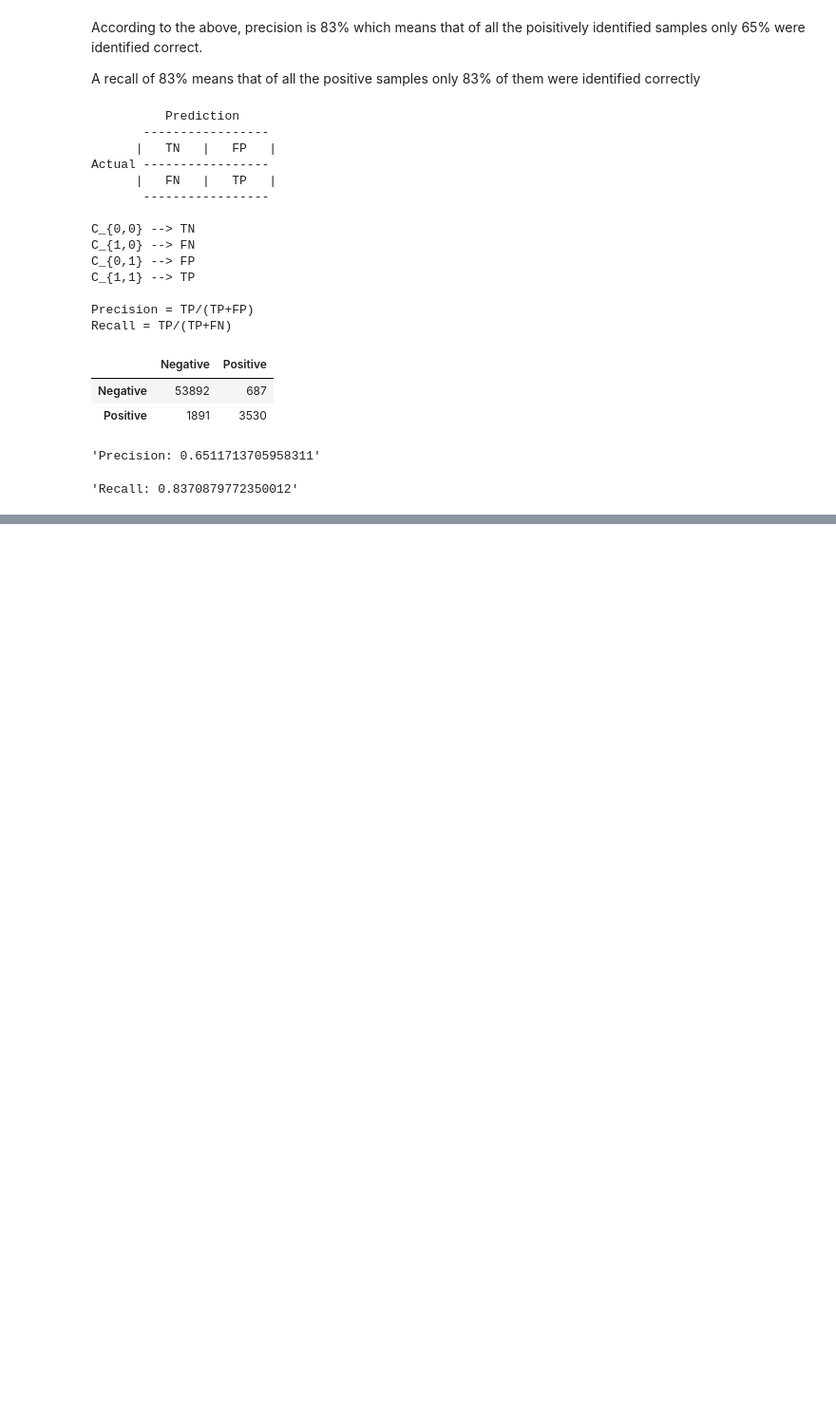
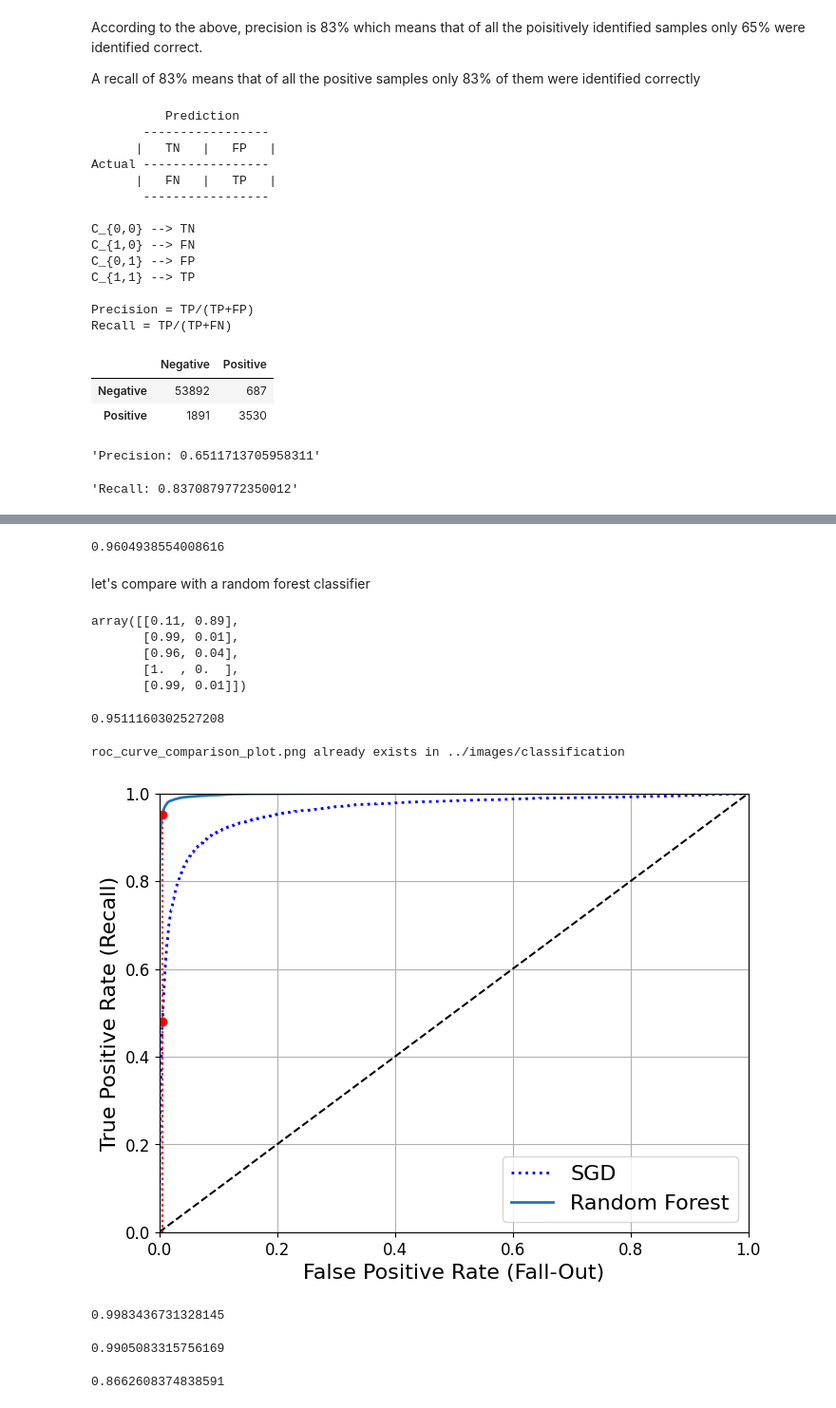
Before and after one commit to niciac/MachineLearning, a Jupyter notebook: hands_on_ml_2/notebooks/Chapter3_Classification_MNIST.ipynb, the cells around one changed output, grey strips where cells are left out. Shown at 95% size. Cells and saved outputs as stored; diff of their text form; code cells hidden in the pictures; blank space fills up the shorter version.

```diff
--- a/hands_on_ml_2/notebooks/Chapter3_Classification_MNIST.ipynb
+++ b/hands_on_ml_2/notebooks/Chapter3_Classification_MNIST.ipynb
@@ -406,0 +540,60 @@ f'Recall: {cm[1,1]/(cm[1,1]+cm[0,1])}'
+# %%
+from sklearn.metrics import roc_auc_score
+
+roc_auc_score(y_train_5, y_scores)
+# %% [output]
+0.9604938554008616
+# %% [markdown]
+let's compare with a random forest classifier
+# %%
+from sklearn.ensemble import RandomForestClassifier
+
+forest_clf = RandomForestClassifier(n_estimators=100, random_state=42)
+y_probas_forest = cross_val_predict(forest_clf, X_train, y_train_5, cv=3, method='predict_proba')
+# %%
+y_probas_forest[:5]
+# %% [output]
+array([[0.11, 0.89],
+       [0.99, 0.01],
+       [0.96, 0.04],
+       [1.  , 0.  ],
+       [0.99, 0.01]])
+# %%
+# get the probability for a positive class i.e. it's a 5
+y_scores_forest = y_probas_forest[:,1]
+# %%
+fpr_forest, tpr_forest, thresholds_forest = roc_curve(y_train_5, y_scores_forest)
+# %%
+recall_for_forest = tpr_forest[np.argmax(fpr_forest >= fpr_90)]
+recall_for_forest
+# %% [output]
+0.9511160302527208
+# %%
+plt.figure(figsize=(8, 6))
+plt.plot(fpr, tpr, "b:", linewidth=2, label="SGD")
+plot_roc_curve(fpr_forest, tpr_forest, "Random Forest")
+plt.plot([fpr_90, fpr_90], [0., recall_90_precision], "r:")
+plt.plot([0.0, fpr_90], [recall_90_precision, recall_90_precision], "r:")
+plt.plot([fpr_90], [recall_90_precision], "ro")
+plt.plot([fpr_90, fpr_90], [0., recall_for_forest], "r:")
+plt.plot([fpr_90], [recall_for_forest], "ro")
+plt.grid(True)
+plt.legend(loc="lower right", fontsize=16)
+save_fig("roc_curve_comparison_plot")
+plt.show()
+# %% [output]
+roc_curve_comparison_plot.png already exists in ../images/classification
+[figure, added]
+# %%
+roc_auc_score(y_train_5,y_scores_forest)
+# %% [output]
+0.9983436731328145
+# %%
+y_train_pred_forest = cross_val_predict(forest_clf, X_train, y_train_5, cv=3)
+precision_score(y_train_5, y_train_pred_forest)
+# %% [output]
+0.9905083315756169
+# %%
+recall_score(y_train_5, y_train_pred_forest)
+# %% [output]
+0.8662608374838591
```
Also changed, not shown: parts of 23 cells of this notebook.
